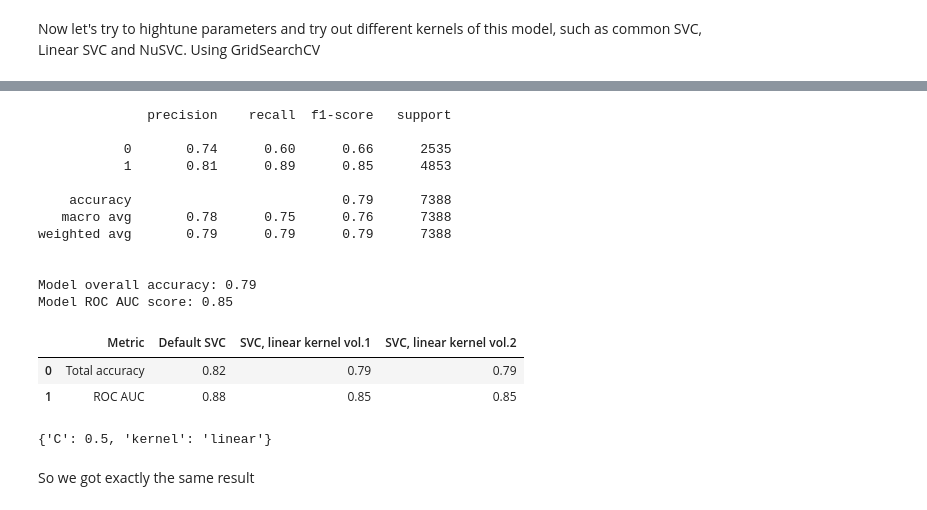
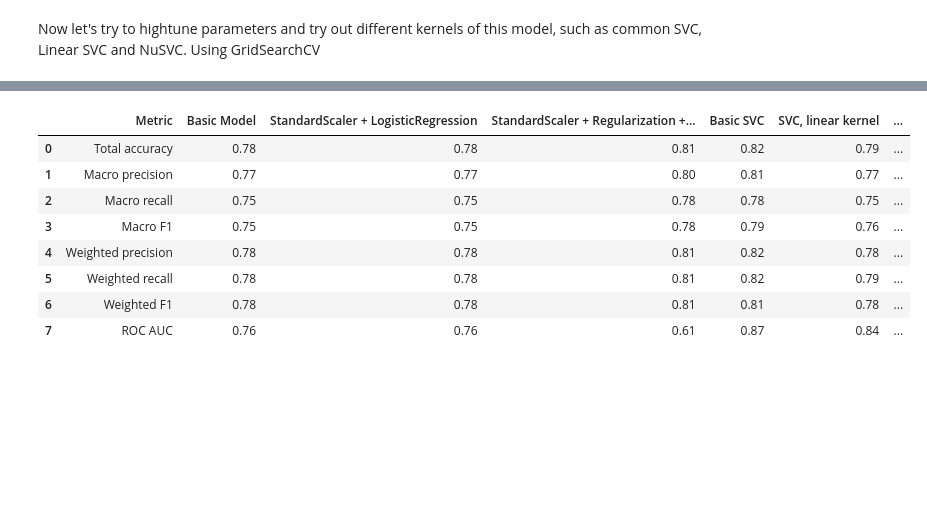
Before and after one commit to KirSobolev/Introduction-to-ML, a Jupyter notebook: exercise3/svc.ipynb, the cells around one changed output, grey strips where cells are left out. Saved outputs shown, nothing was run; the diff lists cells and outputs as text; code cells hidden in the pictures; blank space fills up the shorter version.

Commit message:
test run

```diff
--- a/exercise3/svc.ipynb
+++ b/exercise3/svc.ipynb
@@ -183,7 +88,7 @@ from sklearn.model_selection import GridSearchCV
 # Let's try different random parameters and see in which way we should move. After that increase or decrease values closer to best parameters and see if there is any space for improvement
 
 param_grid = {
-    'C': [0.1, 0.5, 1, 10],
+    'C': [0.1, 0.25, 0.5],
     "kernel": ["linear"],
 }
 # %%
@@ -204,18 +125,21 @@ Pipeline(steps=[('standardscaler', StandardScaler()),
  # get predictions for error metrics
 predictions = model.predict(X_test)
  # print the classification report based on true values and predictions
-print(classification_report(y_test, predictions))
-
-# get overall accuracy of the model and print it
+report = classification_report(y_test, predictions, output_dict=True)
+# get overall accuracy of the model
 acc = round(accuracy_score(y_test, predictions), 2)
-print(f"\nModel overall accuracy: {acc}")
-
 # If probability=True is not set, can use the decision_function method.
 decision_scores = model.decision_function(X_test)
 # get roc acu score of the model and print it
 roc_auc = round(roc_auc_score(y_test, decision_scores), 2)
-print(f"Model ROC AUC score: {roc_auc}")
 
-metrics_df["SVC, linear kernel vol.1"] = [acc, roc_auc]
+metrics_df["SVC, linear kernel"] = [acc,
+                           round(report['macro avg']['precision'], 2),
+                           round(report['macro avg']['recall'], 2),
+                           round(report['macro avg']['f1-score'], 2),
+                           round(report['weighted avg']['precision'], 2),
+                           round(report['weighted avg']['recall'], 2),
+                           round(report['weighted avg']['f1-score'], 2),
+                           roc_auc]
 metrics_df
 # %% [output]
@@ -245 +181,9 @@ So the best C was 0.5 which means we could try again with values 0.1-1 and see i
+# %%
+# Initialize parameters
+# Add wider parameter grid
+param_grid = {
+    'C': [0.001, 0.01, 0.1, 1, 10, 100],
+    'gamma': [0.001, 0.01, 0.1, 1, 10, 100],
+    'epsilon': [0.01, 0.1, 0.3, 0.5, 1]
+}
 # %%
@@ -256,40 +218,31 @@ KeyboardInterrupt:
 # %%
  # get predictions for error metrics
 predictions = model.predict(X_test)
  # print the classification report based on true values and predictions
-print(classification_report(y_test, predictions))
-
-# get overall accuracy of the model and print it
+report = classification_report(y_test, predictions, output_dict=True)
+# get overall accuracy of the model
 acc = round(accuracy_score(y_test, predictions), 2)
-print(f"\nModel overall accuracy: {acc}")
-
 # If probability=True is not set, can use the decision_function method.
 decision_scores = model.decision_function(X_test)
 # get roc acu score of the model and print it
 roc_auc = round(roc_auc_score(y_test, decision_scores), 2)
-print(f"Model ROC AUC score: {roc_auc}")
 
-metrics_df["SVC, linear kernel vol.2"] = [acc, roc_auc]
+metrics_df["SVC, rbf hightuned"] = [acc,
+                           round(report['macro avg']['precision'], 2),
+                           round(report['macro avg']['recall'], 2),
+                           round(report['macro avg']['f1-score'], 2),
+                           round(report['weighted avg']['precision'], 2),
+                           round(report['weighted avg']['recall'], 2),
+                           round(report['weighted avg']['f1-score'], 2),
+                           roc_auc]
 metrics_df
 # %% [output]
-              precision    recall  f1-score   support
-
-           0       0.74      0.60      0.66      2535
-           1       0.81      0.89      0.85      4853
-
-    accuracy                           0.79      7388
-   macro avg       0.78      0.75      0.76      7388
-weighted avg       0.79      0.79      0.79      7388
-
-
-Model overall accuracy: 0.79
-Model ROC AUC score: 0.85
-|  | Metric | Default SVC | SVC, linear kernel vol.1 | SVC, linear kernel vol.2 |
-| 0 | Total accuracy | 0.82 | 0.79 | 0.79 |
-| 1 | ROC AUC | 0.88 | 0.85 | 0.85 |
+|  | Metric | Basic Model | StandardScaler + LogisticRegression | StandardScaler + Regularization +... | Basic SVC | SVC, linear kernel | ... |
+| 0 | Total accuracy | 0.78 | 0.78 | 0.81 | 0.82 | 0.79 | ... |
+| 1 | Macro precision | 0.77 | 0.77 | 0.80 | 0.81 | 0.77 | ... |
+| 2 | Macro recall | 0.75 | 0.75 | 0.78 | 0.78 | 0.75 | ... |
+| 3 | Macro F1 | 0.75 | 0.75 | 0.78 | 0.79 | 0.76 | ... |
+| 4 | Weighted precision | 0.78 | 0.78 | 0.81 | 0.82 | 0.78 | ... |
+| 5 | Weighted recall | 0.78 | 0.78 | 0.81 | 0.82 | 0.79 | ... |
+| 6 | Weighted F1 | 0.78 | 0.78 | 0.81 | 0.81 | 0.78 | ... |
+| 7 | ROC AUC | 0.76 | 0.76 | 0.61 | 0.87 | 0.84 | ... |
-# %%
-model[1].best_params_
-# %% [output]
-{'C': 0.5, 'kernel': 'linear'}
-# %% [markdown]
-So we got exactly the same result
```
Also changed, not shown: parts of 31 cells of this notebook, 2 other files.
